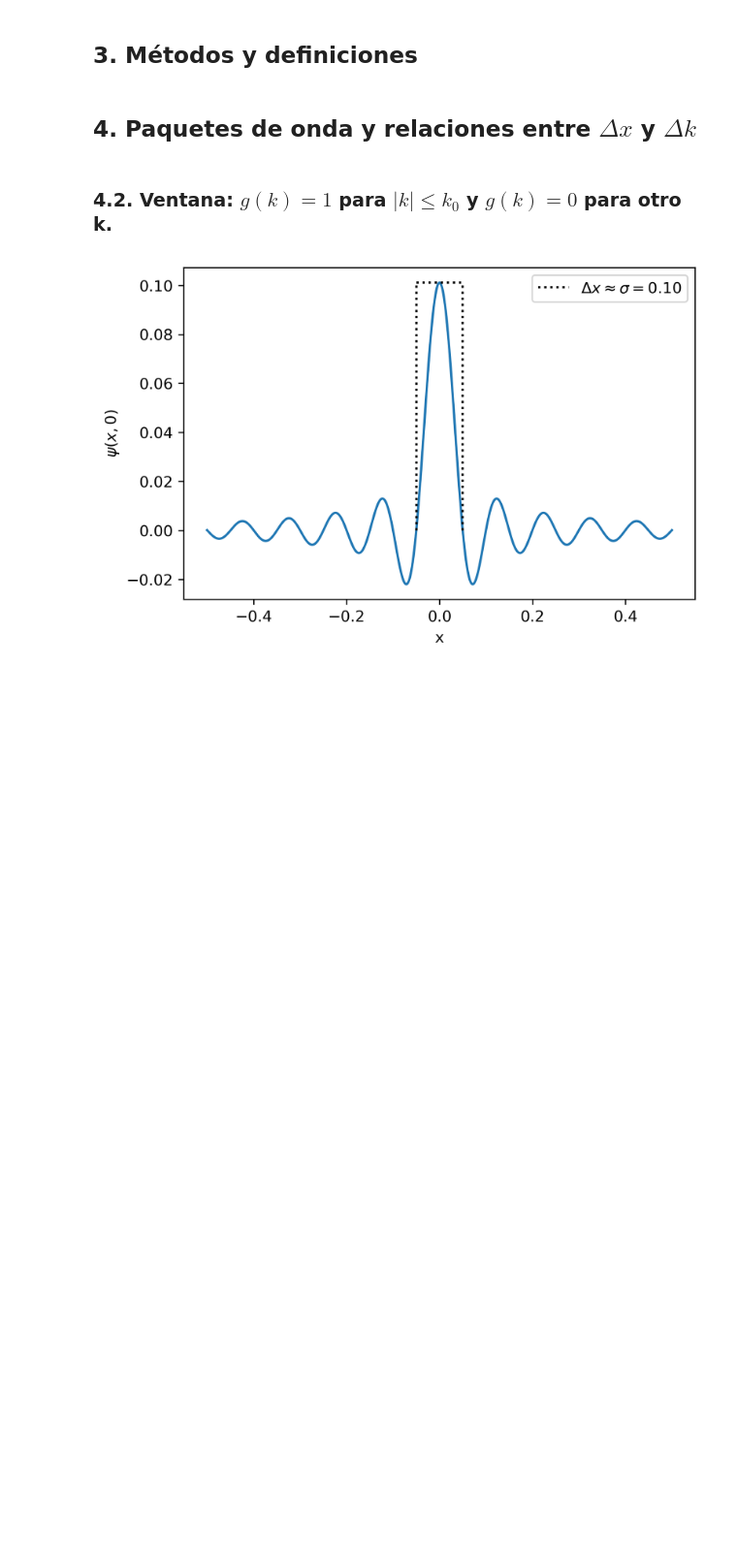
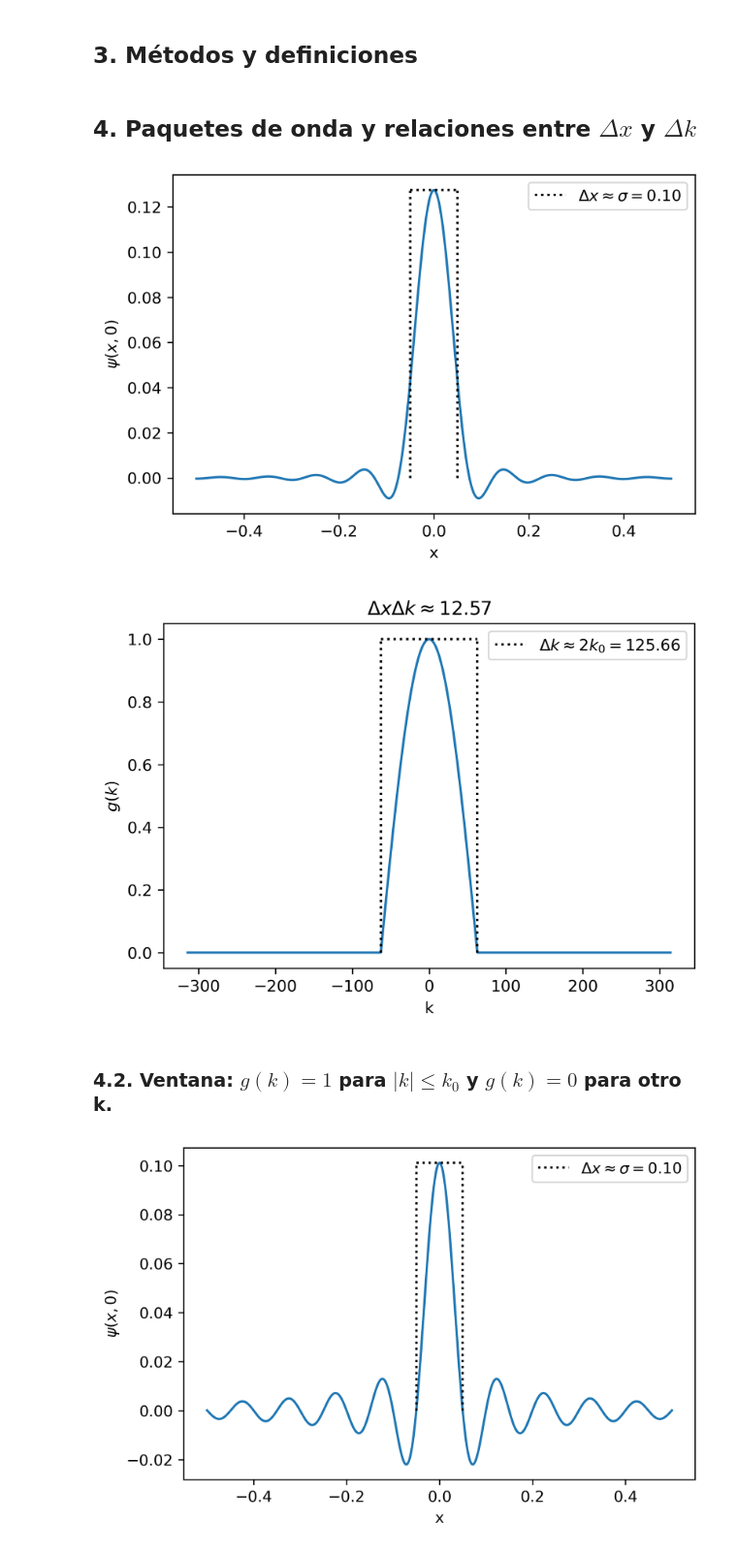
Before and after one commit to davidalejandromiranda/QuantumMechanics, a Jupyter notebook: notebooks/es_PaqueteDeOnda.ipynb, the cells around one changed output. Shown at 97% size. Drawn from its saved outputs; the diff is of its cells as text; code cells hidden in the pictures; blank space fills up the shorter version.

```diff
--- a/notebooks/es_PaqueteDeOnda.ipynb
+++ b/notebooks/es_PaqueteDeOnda.ipynb
@@ -47,6 +47,19 @@ def plot_wave_packet(σ, k_o, g_func):
     _ = plt.legend()
 # %% [markdown]
 ## 4. Paquetes de onda y relaciones entre $\Delta x$ y $\Delta k$
+# %%
+def g_func(σ, k_o, x, k):
+    g = np.cos(np.pi/2 + 0.25*(k-k_o)*σ)
+    g[np.abs(k) > k_o] = 0
+    return g
+
+plot_wave_packet(
+    0.1,
+    2*np.pi / 0.1,
+    g_func)
+# %% [output]
+[figure, added]
+[figure, added]
 # %% [markdown]
 ### 4.2. Ventana: $g(k) = 1$ para $|k| \leq k_0$ y $g(k)=0$ para otro k.
 # %%
```
